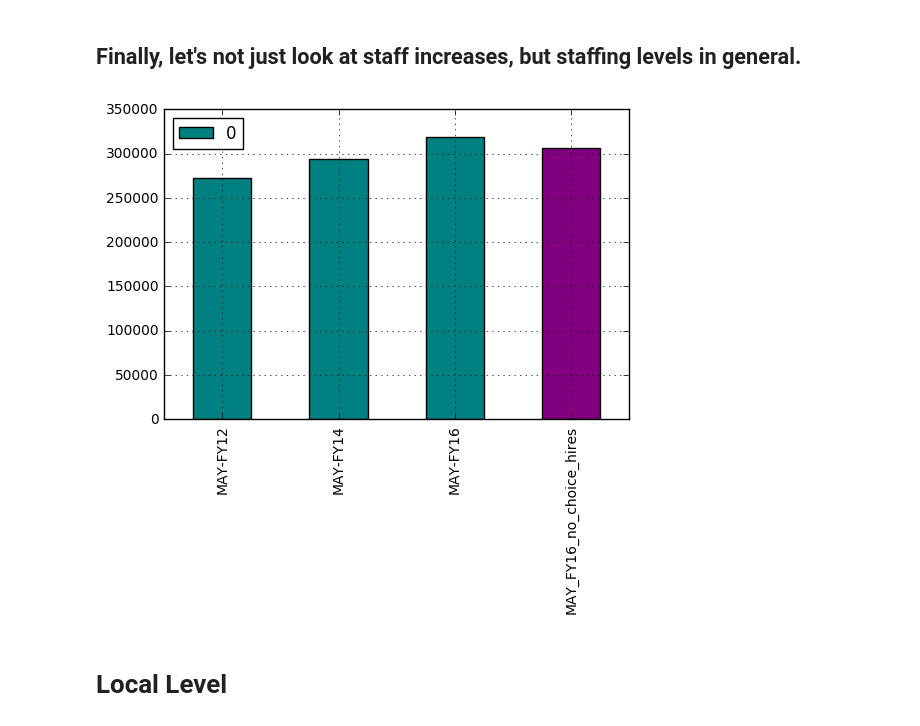
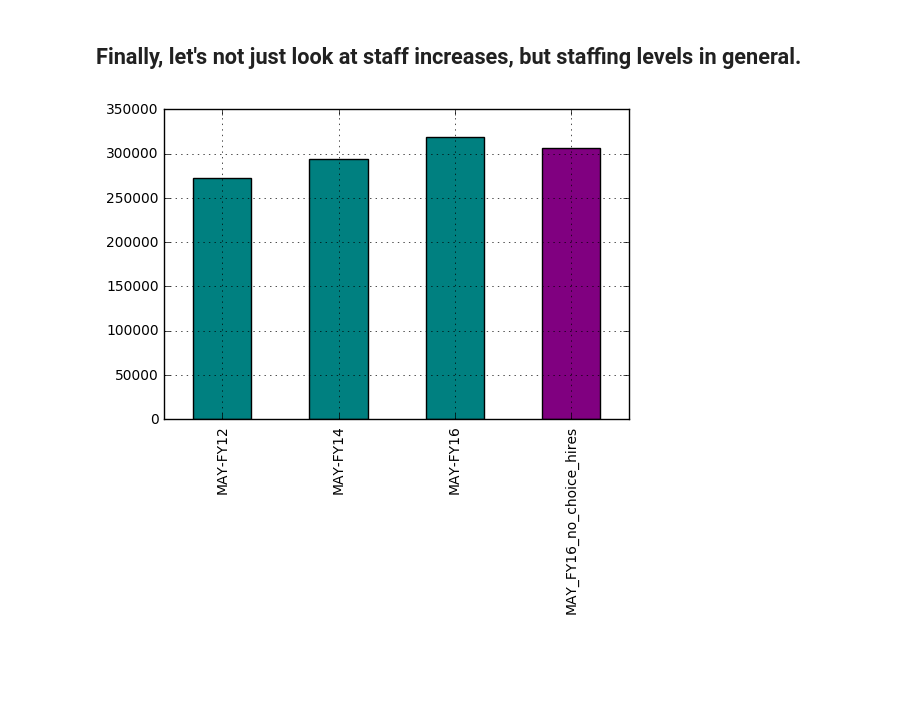
Before and after one commit to isabella232/va-data-analysis, a Jupyter notebook: Narrative/VA_Staffing.ipynb, the cells around one changed output. Saved outputs shown, nothing was run; the diff lists cells and outputs as text; code cells hidden in the pictures; blank space fills up the shorter version.

Commit message:
removed legend from last graphic

```diff
--- a/Narrative/VA_Staffing.ipynb
+++ b/Narrative/VA_Staffing.ipynb
@@ -105,10 +105,8 @@ ax.legend_.remove()
 # %%
 df["MAY_FY16_no_choice_hires"] = MAY_FY16_no_choice_hires
 
 ax = df[["MAY-FY12","MAY-FY14","MAY-FY16","MAY_FY16_no_choice_hires"]].transpose().plot(kind='bar',color=['teal','teal','teal','purple'])
-#ax.legend_.remove()
+ax.legend_.remove()
 ax.grid()
 # %% [output]
-[figure, old version]
+[figure, new version]
-# %% [markdown]
-# Local Level
```
